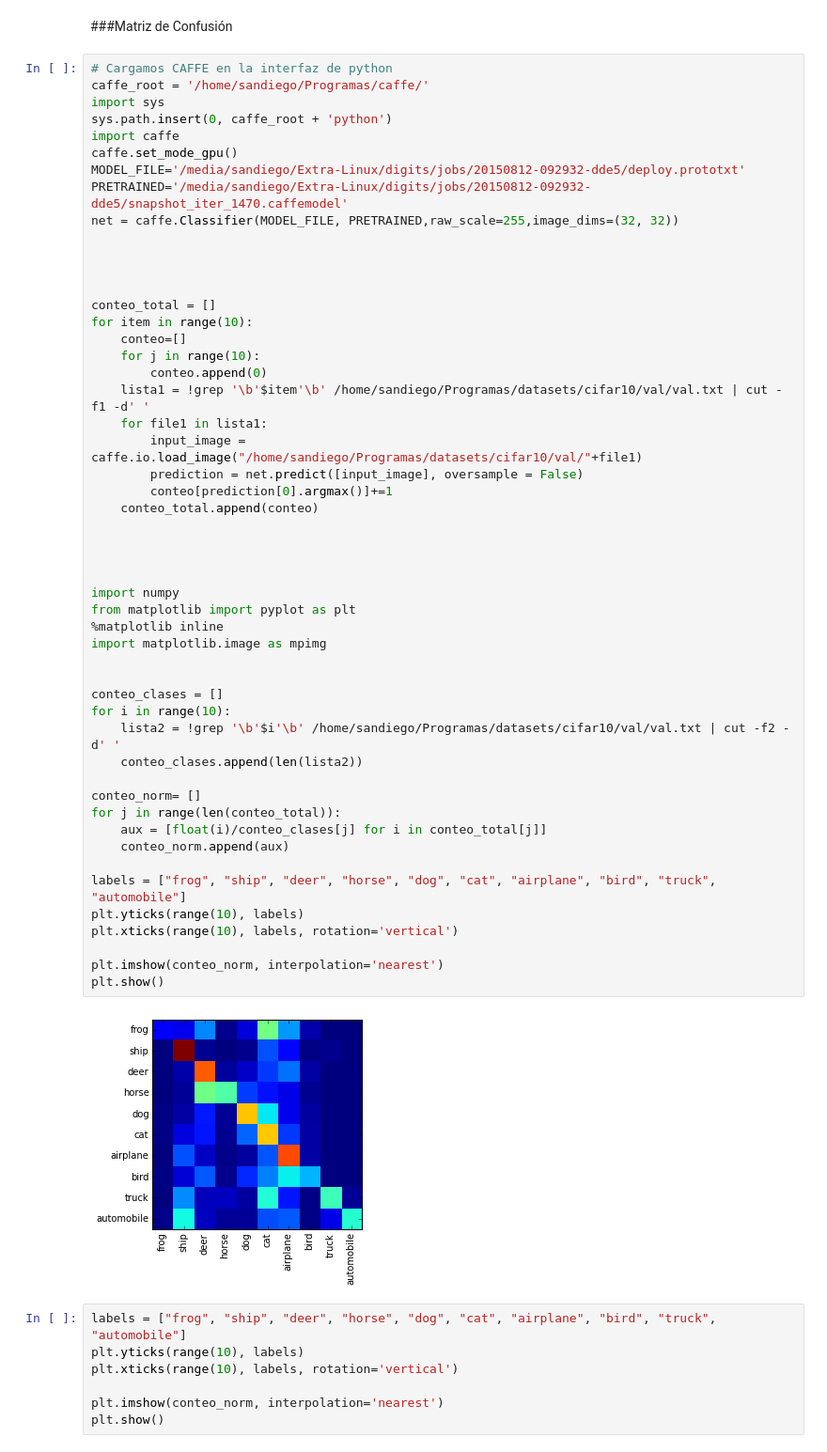
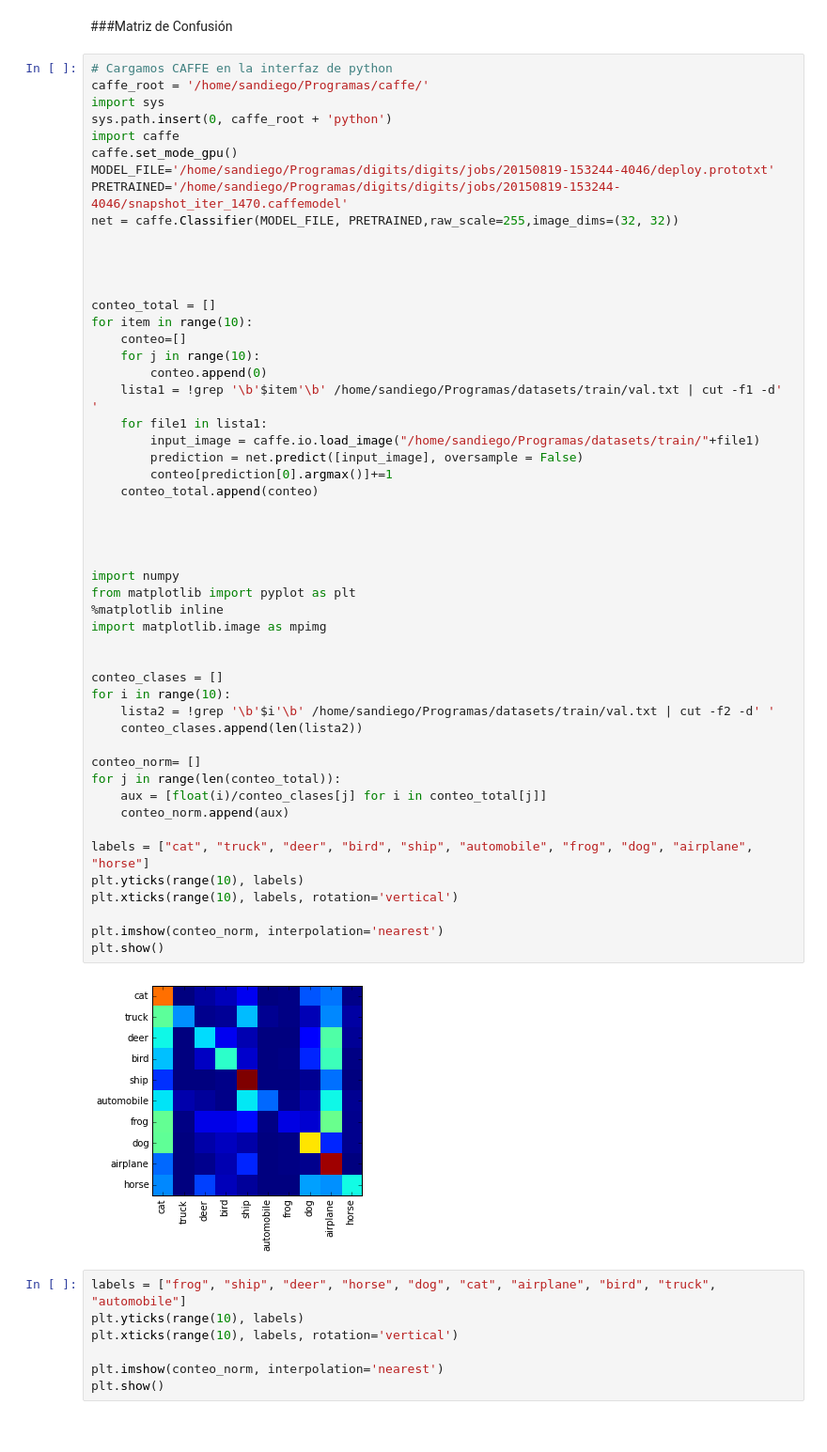
Before and after one commit to druedaplata/10CCC_Caffe, a Jupyter notebook: caffe/Scripts.ipynb, the cells around one changed output. Shown at 94% size. Drawn from its saved outputs; the diff is of its cells as text.

```diff
--- a/caffe/Scripts.ipynb
+++ b/caffe/Scripts.ipynb
@@ -71,8 +71,8 @@ import sys
 sys.path.insert(0, caffe_root + 'python')
 import caffe
 caffe.set_mode_gpu()
-MODEL_FILE='/media/sandiego/Extra-Linux/digits/jobs/20150812-092932-dde5/deploy.prototxt'
-PRETRAINED='/media/sandiego/Extra-Linux/digits/jobs/20150812-092932-dde5/snapshot_iter_1470.caffemodel'
+MODEL_FILE='/home/sandiego/Programas/digits/digits/jobs/20150819-153244-4046/deploy.prototxt'
+PRETRAINED='/home/sandiego/Programas/digits/digits/jobs/20150819-153244-4046/snapshot_iter_1470.caffemodel'
 net = caffe.Classifier(MODEL_FILE, PRETRAINED,raw_scale=255,image_dims=(32, 32))
 
 
@@ -83,40 +83,40 @@ for item in range(10):
     conteo=[]
     for j in range(10):
         conteo.append(0)
-    lista1 = !grep '\b'$item'\b' /home/sandiego/Programas/datasets/cifar10/val/val.txt | cut -f1 -d' '
+    lista1 = !grep '\b'$item'\b' /home/sandiego/Programas/datasets/train/val.txt | cut -f1 -d' '
     for file1 in lista1:
-        input_image = caffe.io.load_image("/home/sandiego/Programas/datasets/cifar10/val/"+file1)
+        input_image = caffe.io.load_image("/home/sandiego/Programas/datasets/train/"+file1)
         prediction = net.predict([input_image], oversample = False)
         conteo[prediction[0].argmax()]+=1
     conteo_total.append(conteo)
 
 
 
 
 import numpy
 from matplotlib import pyplot as plt
 %matplotlib inline
 import matplotlib.image as mpimg
 
 
 conteo_clases = []
 for i in range(10):
-    lista2 = !grep '\b'$i'\b' /home/sandiego/Programas/datasets/cifar10/val/val.txt | cut -f2 -d' '
+    lista2 = !grep '\b'$i'\b' /home/sandiego/Programas/datasets/train/val.txt | cut -f2 -d' '
     conteo_clases.append(len(lista2))
 
 conteo_norm= []
 for j in range(len(conteo_total)):
     aux = [float(i)/conteo_clases[j] for i in conteo_total[j]]
     conteo_norm.append(aux)
 
-labels = ["frog", "ship", "deer", "horse", "dog", "cat", "airplane", "bird", "truck", "automobile"]
+labels = ["cat", "truck", "deer", "bird", "ship", "automobile", "frog", "dog", "airplane", "horse"]
 plt.yticks(range(10), labels)
 plt.xticks(range(10), labels, rotation='vertical')
 
 plt.imshow(conteo_norm, interpolation='nearest')
 plt.show()
 # %% [output]
-[figure, old version]
+[figure, new version]
 # %%
 labels = ["frog", "ship", "deer", "horse", "dog", "cat", "airplane", "bird", "truck", "automobile"]
 plt.yticks(range(10), labels)
```
Also changed, not shown: 25 other files.
